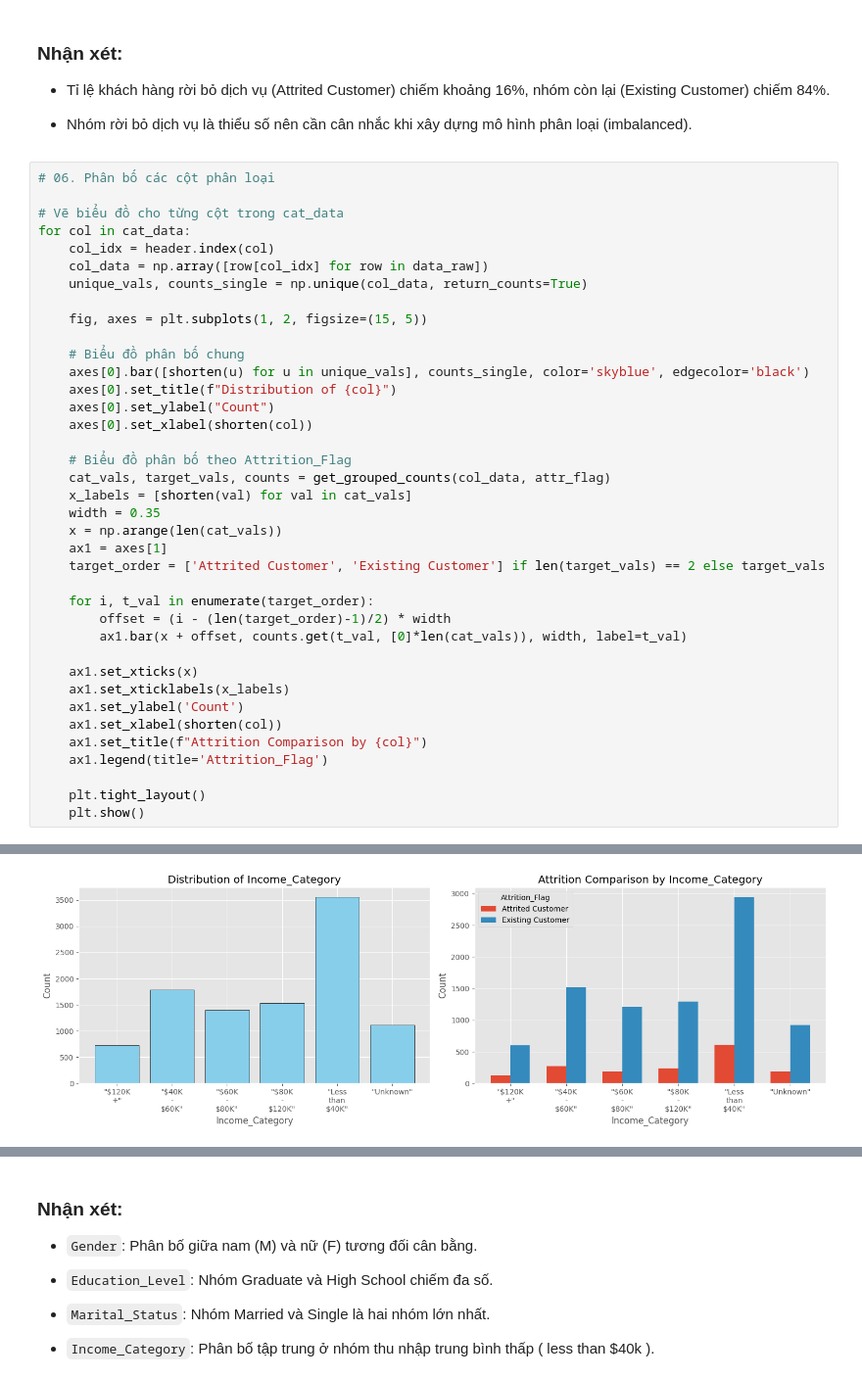
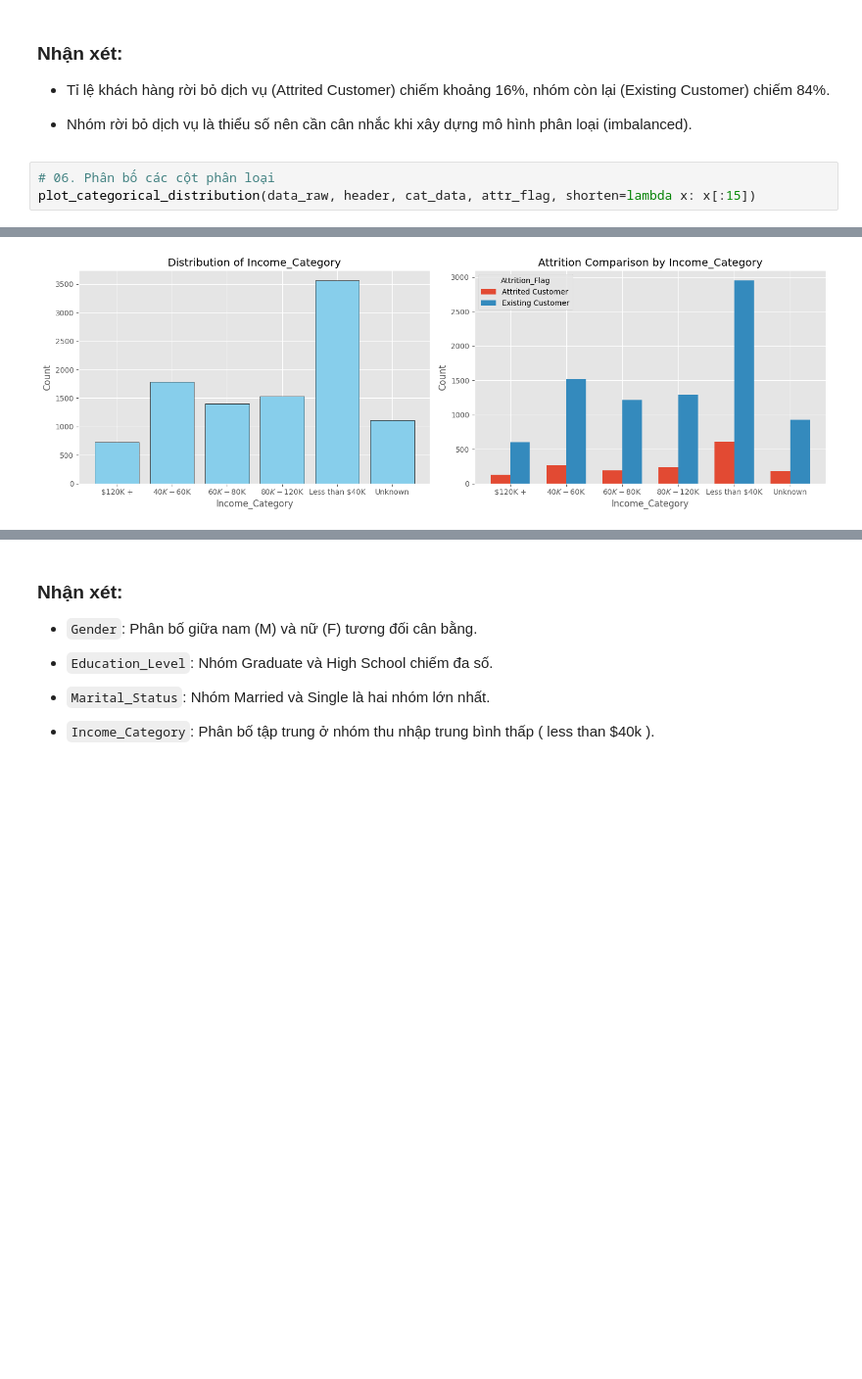
Before and after one commit to trongtz/lab02-numpy-for-data-science-hcmus, a Jupyter notebook: notebook/01_data_exploration.ipynb, the cells around one changed output, grey strips where cells are left out. Shown at 98% size. Drawn from its saved outputs; the diff is of its cells as text; blank space fills up the shorter version.

```diff
--- a/notebook/01_data_exploration.ipynb
+++ b/notebook/01_data_exploration.ipynb
@@ -149,40 +137,5 @@ Existing Customer: 8500 (83.93%)
 - Nhóm rời bỏ dịch vụ là thiểu số nên cần cân nhắc khi xây dựng mô hình phân loại (imbalanced).
 # %%
 # 06. Phân bố các cột phân loại
-
-# Vẽ biểu đồ cho từng cột trong cat_data
-for col in cat_data:
-    col_idx = header.index(col)
-    col_data = np.array([row[col_idx] for row in data_raw])
-    unique_vals, counts_single = np.unique(col_data, return_counts=True)
-
-    fig, axes = plt.subplots(1, 2, figsize=(15, 5))
-
-    # Biểu đồ phân bố chung
-    axes[0].bar([shorten(u) for u in unique_vals], counts_single, color='skyblue', edgecolor='black')
-    axes[0].set_title(f"Distribution of {col}")
-    axes[0].set_ylabel("Count")
-    axes[0].set_xlabel(shorten(col))
-
-    # Biểu đồ phân bố theo Attrition_Flag
-    cat_vals, target_vals, counts = get_grouped_counts(col_data, attr_flag)
-    x_labels = [shorten(val) for val in cat_vals]
-    width = 0.35
-    x = np.arange(len(cat_vals))
-    ax1 = axes[1]
-    target_order = ['Attrited Customer', 'Existing Customer'] if len(target_vals) == 2 else target_vals
-
-    for i, t_val in enumerate(target_order):
-        offset = (i - (len(target_order)-1)/2) * width
-        ax1.bar(x + offset, counts.get(t_val, [0]*len(cat_vals)), width, label=t_val)
-
-    ax1.set_xticks(x)
-    ax1.set_xticklabels(x_labels)
-    ax1.set_ylabel('Count')
-    ax1.set_xlabel(shorten(col))
-    ax1.set_title(f"Attrition Comparison by {col}")
-    ax1.legend(title='Attrition_Flag')
-
-    plt.tight_layout()
-    plt.show()
+plot_categorical_distribution(data_raw, header, cat_data, attr_flag, shorten=lambda x: x[:15])
 # %% [output]
@@ -192,5 +145,5 @@ for col in cat_data:
 [figure]
-[figure, old version]
+[figure, new version]
 [figure]
 # %% [markdown]
 ### Nhận xét:
```
Also changed, not shown: parts of 8 cells of this notebook, 8 other files.
